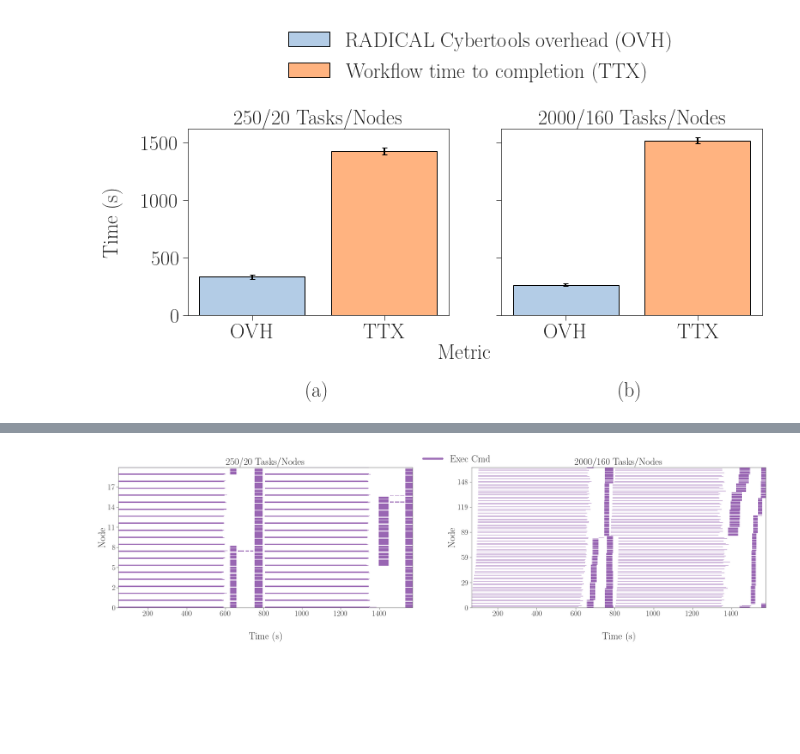
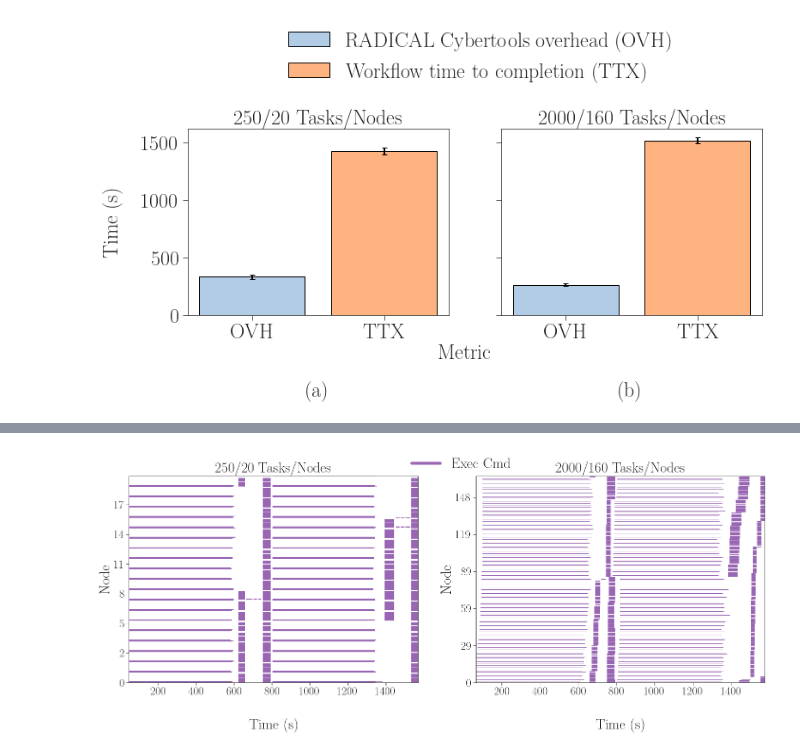
Before and after one commit to radical-experiments/deepdriveMD, a Jupyter notebook: analysis/paper_12122020.ipynb, the cells around one changed output, grey strips where cells are left out. Cells and saved outputs as stored; diff of their text form; code cells hidden in the pictures; blank space fills up the shorter version.

```diff
--- a/analysis/paper_12122020.ipynb
+++ b/analysis/paper_12122020.ipynb
@@ -141,13 +145,27 @@ for sid in suds:
 
     ss[sid].update({'ovh_rtc': ss[sid]['ttx_p'] - ss[sid]['ttx_u']})
 # %%
-fwidth = 6*len(suds)
+skip = ['re.session.login5.hrlee.018606.0000',
+        're.session.login1.hrlee.018610.0002',
+        're.session.login1.hrlee.018610.0003',
+        're.session.login1.hrlee.018610.0005',
+        're.session.login2.hrlee.018610.0008',
+        're.session.login2.hrlee.018610.0007',
+        're.session.login2.iyakushin.018593.0000',  # PF 20 nodes
+        're.session.login2.iyakushin.018598.0002']  # PF 92 nodes
+nsids = len(suds) - len(skip)
+
+fwidth = 6*nsids
 fhight = 4
-fig, axarr = plt.subplots(1, len(suds), sharey=True, figsize=(fwidth, fhight))
+fig, axarr = plt.subplots(1, nsids, sharey=True, figsize=(fwidth, fhight))
 
 i = 0
 j = 'a'
 for sid in suds:
+
+    if sid in skip:
+        continue
+
     if len(suds) > 1:
         ax = axarr[i]
     else:
@@ -176,6 +241,12 @@ fig.legend(['RADICAL Cybertools overhead (OVH)', 'Workflow time to completion (T
 # %%
+skip = ['re.session.login2.iyakushin.018593.0000',  # PF 20 nodes
+        're.session.login2.iyakushin.018598.0002']  # PF 92 nodes
 nnodes = {}
+
 for s in ss:
+    if s in skip:
+        continue
+
     nns = int(ss[s]['nnodes'])
     ovh_rtc = ss[s]['ovh_rtc']
     ttx_u = ss[s]['ttx_u']
@@ -258,7 +329,9 @@ skip = ['../data/raw/paper_12122020/re.session.login5.hrlee.018606.0000',
         '../data/raw/paper_12122020/re.session.login1.hrlee.018610.0003',
         '../data/raw/paper_12122020/re.session.login1.hrlee.018610.0005',
         '../data/raw/paper_12122020/re.session.login2.hrlee.018610.0008',
-        '../data/raw/paper_12122020/re.session.login2.hrlee.018610.0007']
+        '../data/raw/paper_12122020/re.session.login2.hrlee.018610.0007',
+        '../data/raw/paper_12122020/re.session.login2.iyakushin.018593.0000', # borken, missing events
+        '../data/raw/paper_12122020/re.session.login2.iyakushin.018598.0002'] # borken, missing events
 sids_pruned = np.setdiff1d(sids, skip)
 
 sobjs = ra.Experiment(sids_pruned, stype='radical.pilot')
@@ -307,10 +369,12 @@ skip = ['re.session.login5.hrlee.018606.0000',
         're.session.login1.hrlee.018610.0003',
         're.session.login1.hrlee.018610.0005',
         're.session.login2.hrlee.018610.0008',
-        're.session.login2.hrlee.018610.0007']
+        're.session.login2.hrlee.018610.0007',
+        're.session.login2.iyakushin.018593.0000', # borken, missing events
+        're.session.login2.iyakushin.018598.0002']
 nsids = len(suds) - len(skip)
 
-fwidth = 36
+fwidth = 12*nsids
 fhight = 8
 fig, axarr = plt.subplots(1, nsids, sharex='col', figsize=(fwidth, fhight))
 
@@ -374,31 +438,31 @@ for sid in suds:
                     x_min = min(x_min, orig_x)
                     y_min = min(y_min, orig_y)
                     x_max = max(x_max, orig_x + width)
                     y_max = max(y_max, orig_y + height)
 
                     patch = mpl.patches.Rectangle((orig_x, orig_y),
                                                   width, height,
                                                   facecolor=color,
                                                   edgecolor='black',
                                                   fill=True, lw=0.0)
                     ax.add_patch(patch)
 
     ax.set_xlim([x_min, x_max])
     ax.set_ylim([y_min, y_max])
 
     ax.set_xlabel('Time (s)', fontsize=30)
     ax.set_ylabel('Node', fontsize=30)
 
     ax.yaxis.set_major_formatter(mticker.FuncFormatter(update_ticks))
 
     i = i+1
     j = chr(ord(j) + 1)
 
 # Add legend
 ax.legend(legend, [m[0] for m in metrics_default], loc='upper center',
           fontsize=30, ncol=4, bbox_to_anchor=(-0.05, 1.15))
 
 plt.savefig('figures/paper_12122020_ru.pdf', dpi=300, bbox_inches='tight')
 plt.savefig('figures/paper_12122020_ru.png', dpi=300, bbox_inches='tight')
 # %% [output]
-[figure, old version]
+[figure, new version]
```
Also changed, not shown: parts of 6 cells of this notebook, 3 other files.
